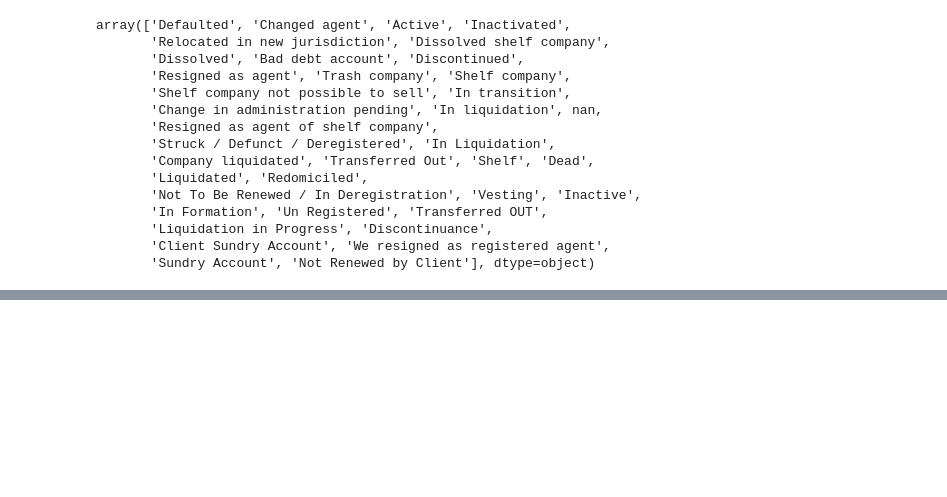
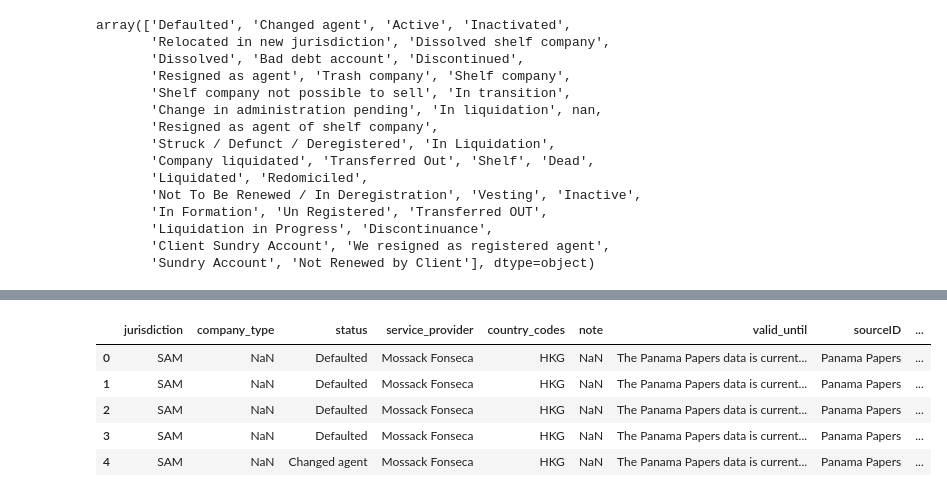
Before and after one commit to DaveDCGIS/panama-papers, a Jupyter notebook: PanamaPapersAnalysis.ipynb, the cells around one changed output, grey strips where cells are left out. Cells and saved outputs as stored; diff of their text form; code cells hidden in the pictures; blank space fills up the shorter version.

```diff
--- a/PanamaPapersAnalysis.ipynb
+++ b/PanamaPapersAnalysis.ipynb
@@ -129,0 +161,4 @@ array(['Defaulted', 'Changed agent', 'Active', 'Inactivated',
+# %%
+features = ['name', 'jurisdiction', 'company_type','incorporation_date', 'status', 'service_provider', 'country_codes',
+       'note', 'valid_until', 'sourceID']
+print(features)
@@ -129,0 +167,10 @@ array(['Defaulted', 'Changed agent', 'Active', 'Inactivated',
+# %%
+entities = entities[features]
+
+entities['incorporation_date'] = pd.to_datetime(entities['incorporation_date'])
+entities['incorporation_month'] = entities['incorporation_date'].dt.month
+entities['incorporation_dayofweek'] = entities['incorporation_date'].dt.dayofweek
+
+#remove instances where name or incorporation date is not available.
+entities.dropna(axis=0, subset=['name', 'incorporation_date'], inplace=True)
+entities.head()
@@ -129,0 +184,10 @@ array(['Defaulted', 'Changed agent', 'Active', 'Inactivated',
+# %%
+X = entities.drop(['name', 'incorporation_date'], axis=1)
+X.head()
+# %% [output]
+|  | jurisdiction | company_type | status | service_provider | country_codes | note | valid_until | sourceID | ... |
+| 0 | SAM | NaN | Defaulted | Mossack Fonseca | HKG | NaN | The Panama Papers data is current... | Panama Papers | ... |
+| 1 | SAM | NaN | Defaulted | Mossack Fonseca | HKG | NaN | The Panama Papers data is current... | Panama Papers | ... |
+| 2 | SAM | NaN | Defaulted | Mossack Fonseca | HKG | NaN | The Panama Papers data is current... | Panama Papers | ... |
+| 3 | SAM | NaN | Defaulted | Mossack Fonseca | HKG | NaN | The Panama Papers data is current... | Panama Papers | ... |
+| 4 | SAM | NaN | Changed agent | Mossack Fonseca | HKG | NaN | The Panama Papers data is current... | Panama Papers | ... |
```
Also changed, not shown: parts of 5 cells of this notebook.
